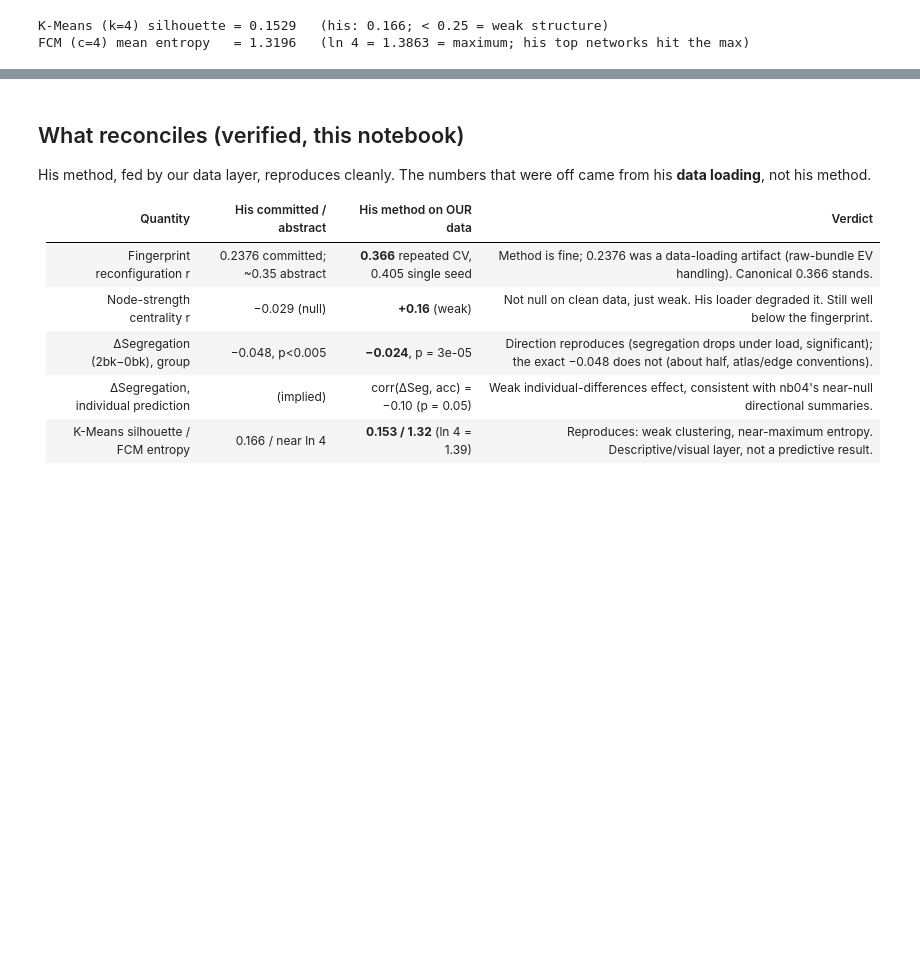
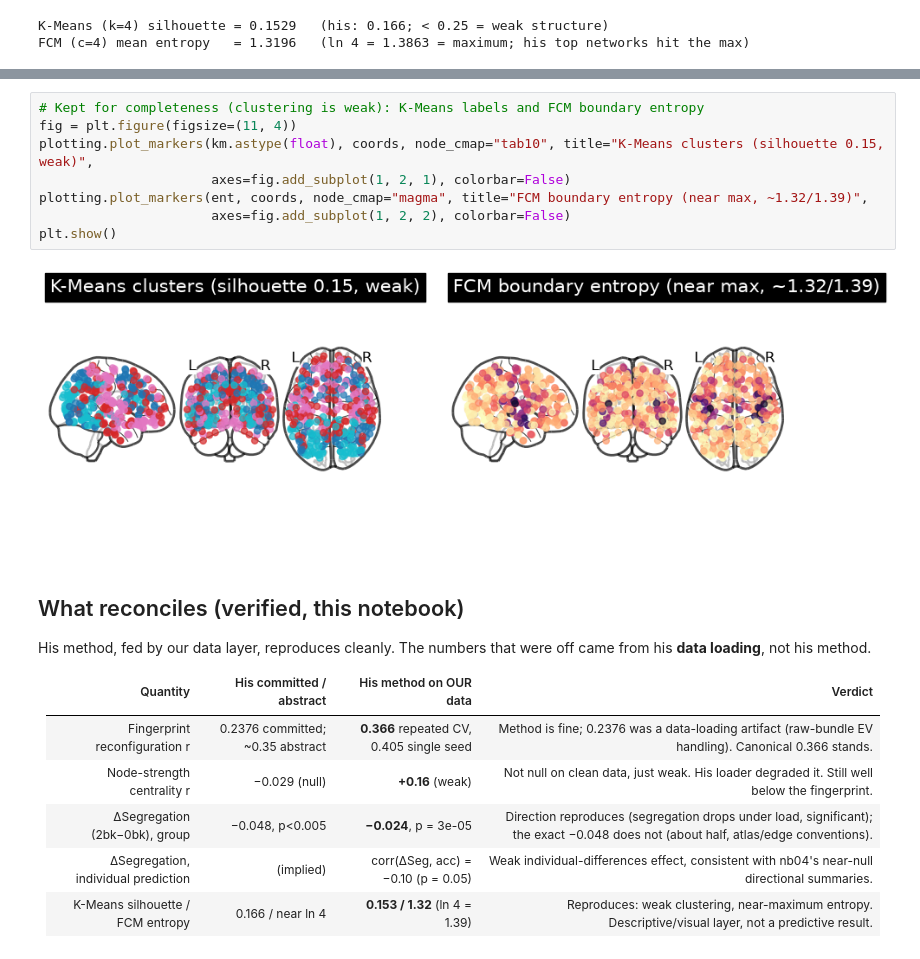
Before and after one commit to The-Gammas/The-Gammas, a Jupyter notebook: sandbox/jaime/09_goutham_pipeline_replication.ipynb, the cells around one changed output, grey strips where cells are left out. Cells and saved outputs as stored; diff of their text form; blank space fills up the shorter version.

```diff
--- a/sandbox/jaime/09_goutham_pipeline_replication.ipynb
+++ b/sandbox/jaime/09_goutham_pipeline_replication.ipynb
@@ -238,3 +292,13 @@ FCM (c=4) mean entropy   = 1.3196   (ln 4 = 1.3863 = maximum; his top networks h
+# %%
+# Kept for completeness (clustering is weak): K-Means labels and FCM boundary entropy
+fig = plt.figure(figsize=(11, 4))
+plotting.plot_markers(km.astype(float), coords, node_cmap="tab10", title="K-Means clusters (silhouette 0.15, weak)",
+                      axes=fig.add_subplot(1, 2, 1), colorbar=False)
+plotting.plot_markers(ent, coords, node_cmap="magma", title="FCM boundary entropy (near max, ~1.32/1.39)",
+                      axes=fig.add_subplot(1, 2, 2), colorbar=False)
+plt.show()
+# %% [output]
+[figure, added]
 # %% [markdown]
 ## What reconciles (verified, this notebook)
 
```
Also changed, not shown: parts of 5 cells of this notebook, 2 other files.
